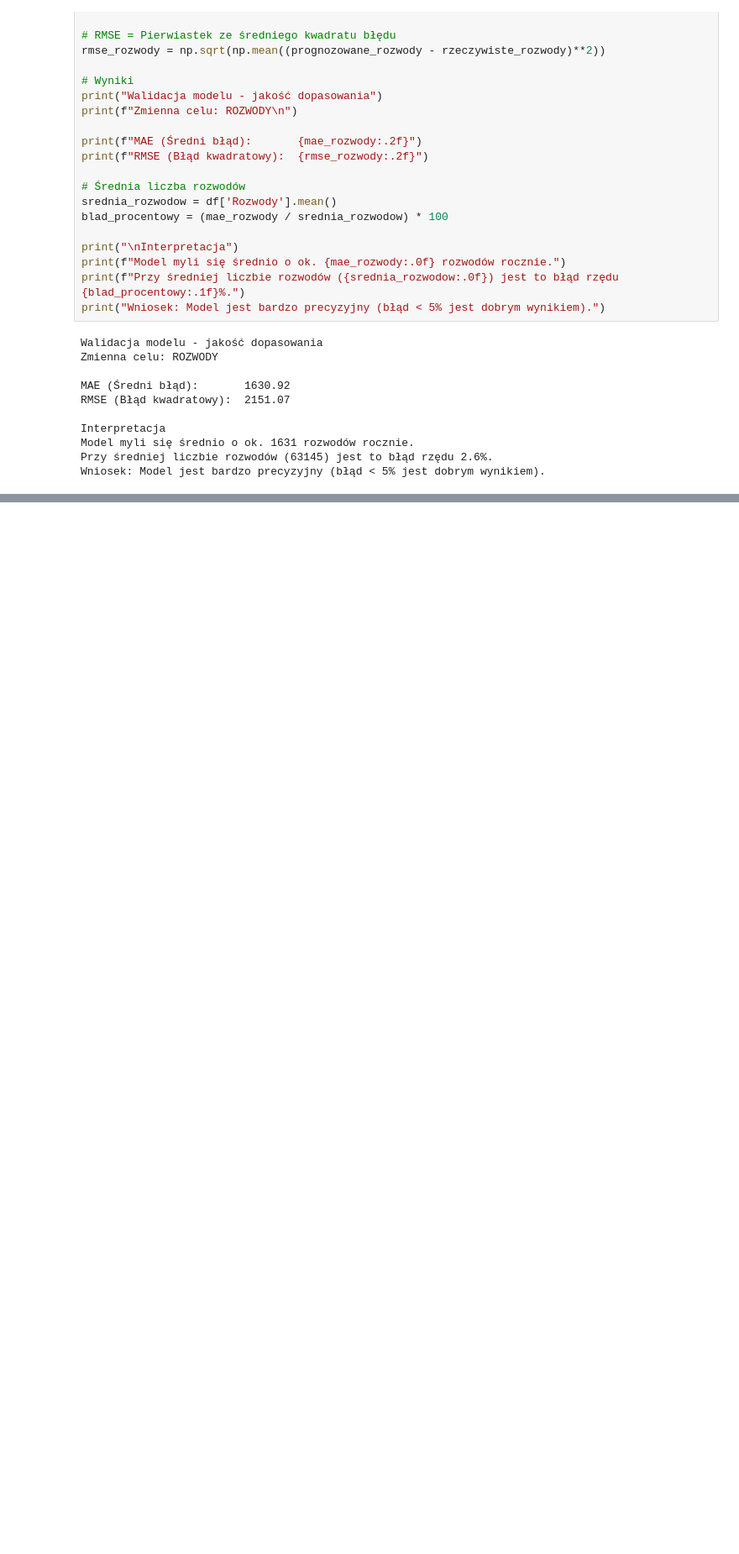
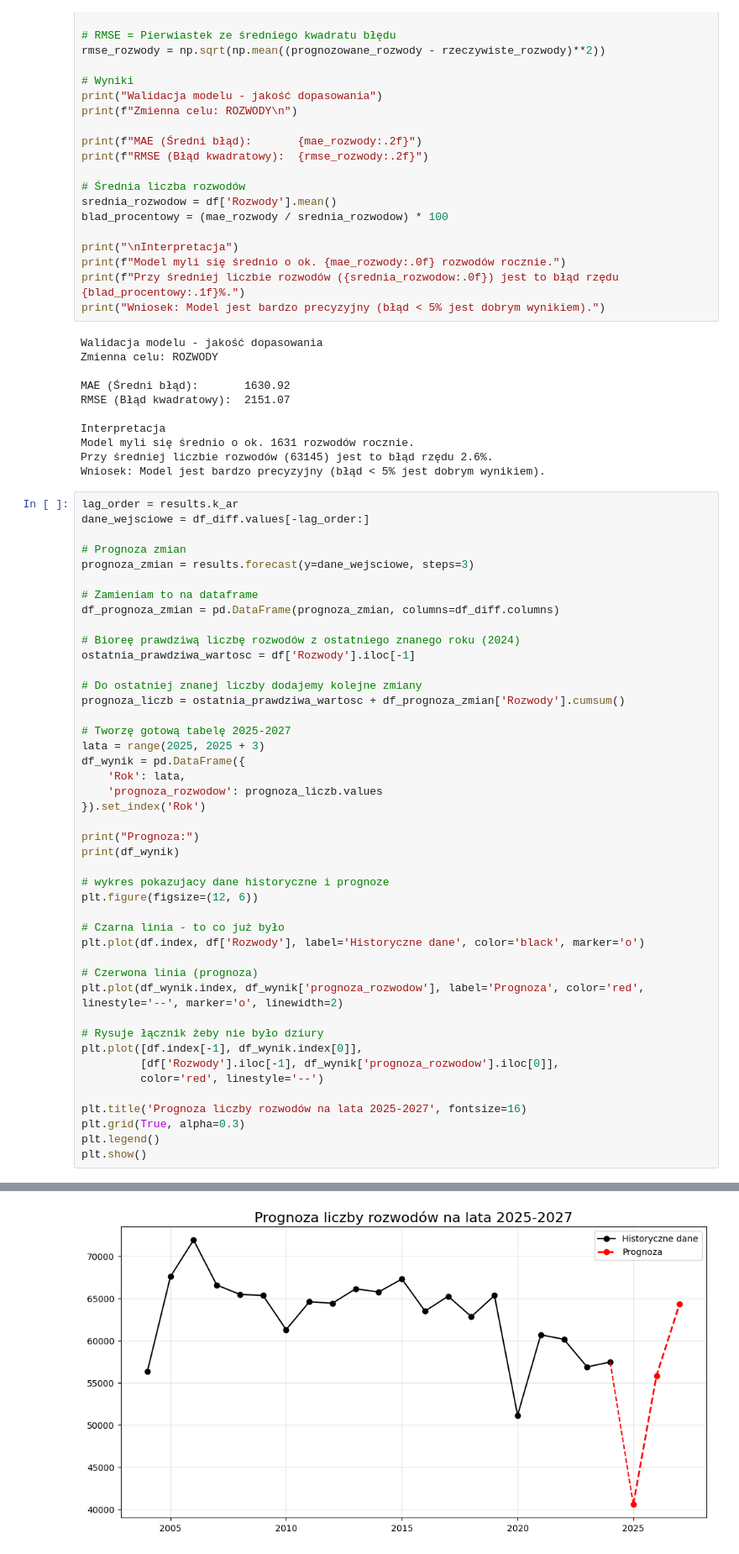
Before and after one commit to martynaprzy/analiza_danych_rozwody_bezrobocie_inflacja, a Jupyter notebook: rozwody.ipynb, the cells around one changed output, grey strips where cells are left out. Shown at 84% size. Drawn from its saved outputs; the diff is of its cells as text; blank space fills up the shorter version.

```diff
--- a/rozwody.ipynb
+++ b/rozwody.ipynb
@@ -356,3 +356,48 @@ Interpretacja
 Model myli się średnio o ok. 1631 rozwodów rocznie.
 Przy średniej liczbie rozwodów (63145) jest to błąd rzędu 2.6%.
 Wniosek: Model jest bardzo precyzyjny (błąd < 5% jest dobrym wynikiem).
+# %%
+lag_order = results.k_ar
+dane_wejsciowe = df_diff.values[-lag_order:]
+
+# Prognoza zmian
+prognoza_zmian = results.forecast(y=dane_wejsciowe, steps=3)
+
+# Zamieniam to na dataframe
+df_prognoza_zmian = pd.DataFrame(prognoza_zmian, columns=df_diff.columns)
+
+# Bioreę prawdziwą liczbę rozwodów z ostatniego znanego roku (2024)
+ostatnia_prawdziwa_wartosc = df['Rozwody'].iloc[-1]
+
+# Do ostatniej znanej liczby dodajemy kolejne zmiany
+prognoza_liczb = ostatnia_prawdziwa_wartosc + df_prognoza_zmian['Rozwody'].cumsum()
+
+# Tworzę gotową tabelę 2025-2027
+lata = range(2025, 2025 + 3)
+df_wynik = pd.DataFrame({
+    'Rok': lata,
+    'prognoza_rozwodow': prognoza_liczb.values
+}).set_index('Rok')
+
+print("Prognoza:")
+print(df_wynik)
+
+# wykres pokazujacy dane historyczne i prognoze
+plt.figure(figsize=(12, 6))
+
+# Czarna linia - to co już było
+plt.plot(df.index, df['Rozwody'], label='Historyczne dane', color='black', marker='o')
+
+# Czerwona linia (prognoza)
+plt.plot(df_wynik.index, df_wynik['prognoza_rozwodow'], label='Prognoza', color='red', linestyle='--', marker='o', linewidth=2)
+
+# Rysuje łącznik żeby nie było dziury
+plt.plot([df.index[-1], df_wynik.index[0]],
+         [df['Rozwody'].iloc[-1], df_wynik['prognoza_rozwodow'].iloc[0]],
+         color='red', linestyle='--')
+
+plt.title('Prognoza liczby rozwodów na lata 2025-2027', fontsize=16)
+plt.grid(True, alpha=0.3)
+plt.legend()
+plt.show()
+# %% [output]
@@ -358,0 +410 @@ Wniosek: Model jest bardzo precyzyjny (błąd < 5% jest dobrym wynikiem).
+[figure, added]
```
Also changed, not shown: parts of 1 cell of this notebook.
